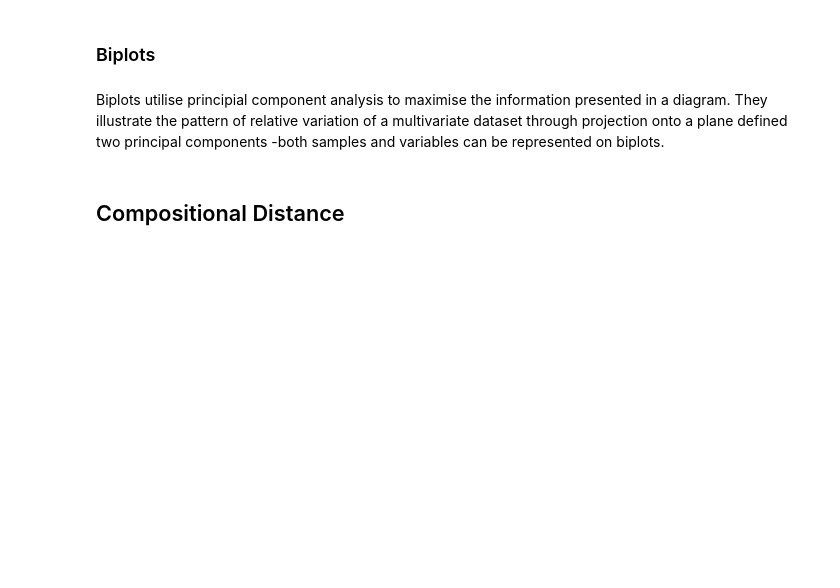
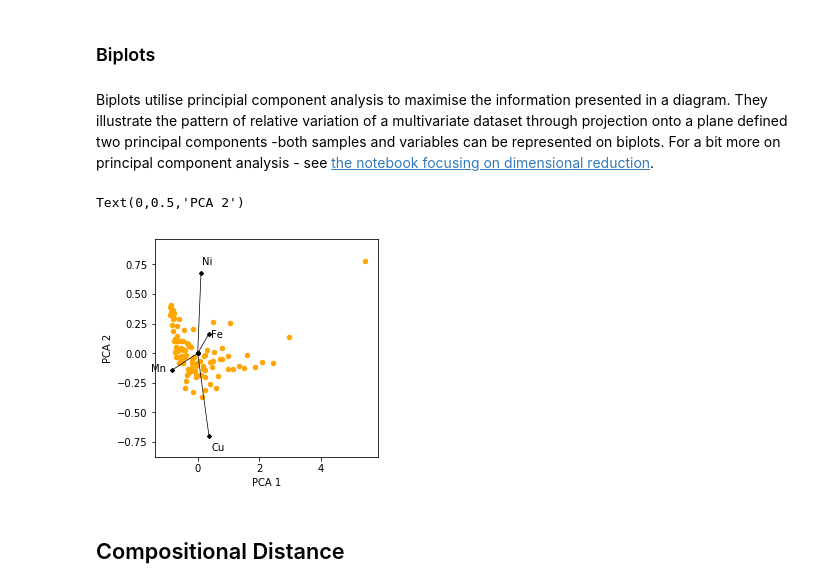
Before and after one commit to morganjwilliams/exploratory-geochemistry, a Jupyter notebook: 01_Compositional_Data.ipynb, the cells around one changed output. Drawn from its saved outputs; the diff is of its cells as text; code cells hidden in the pictures; blank space fills up the shorter version.

Commit message:
Update Notebooks, Add Biplots

```diff
--- a/01_Compositional_Data.ipynb
+++ b/01_Compositional_Data.ipynb
@@ -97,7 +101,66 @@ Ternary diagrams are a standard method of visualising compositional data in geol
 # %% [markdown]
 ### Biplots
 # %% [markdown]
-Biplots utilise principial component analysis to maximise the information presented in a diagram. They illustrate the pattern of relative variation of a multivariate dataset through projection onto a plane defined two principal components -both samples and variables can be represented on biplots.
+Biplots utilise principial component analysis to maximise the information presented in a diagram. They illustrate the pattern of relative variation of a multivariate dataset through projection onto a plane defined two principal components -both samples and variables can be represented on biplots. For a bit more on principal component analysis - see [the notebook focusing on dimensional reduction](04_Dimensional_Reduction.ipynb).
+# %%
+n = 100
+dat = pd.DataFrame({'Cu': 0.1 * (np.random.randn(n) * 1 + 5),
+                   'Mn': np.linspace(0.001, 2, n),
+                   'Fe': 0.98 ** np.linspace(0.001, 2, n),
+                   'Ni': np.exp(np.linspace(0.001, 1, n))
+                   })
+
+
+dat = dat.divide(dat.sum(axis=0)) # Closure
+clr = CLRTransform()
+tdat = clr.transform(dat)
+pca = PCA(n_components = tdat.shape[1])
+pca = pca.fit(tdat)
+# Transformed data component axes in PC space
+xvector = pca.components_[0]
+yvector = pca.components_[1]
+
+# PCA-transformed datapoints
+xs = pca.transform(tdat)[:, 0]
+ys = pca.transform(tdat)[:, 1]
+
+fig, ax = plt.subplots(1, figsize=(4,4))
+for i in range(len(xs)):
+    plt.scatter(xs[i], ys[i], color='orange', s=20)
+
+
+xmin, xmax = np.nan, np.nan
+ymin, ymax = np.nan, np.nan
+for i in range(len(xvector)):
+    x1, x2 = ax.get_xlim()
+    y1, y2 = ax.get_ylim()
+    xmin, xmax = np.nanmin([xmin, x1]), np.nanmax([xmax, x2])
+    ymin, ymax = np.nanmin([ymin, y1]), np.nanmax([ymax, y2])
+    diag = np.sqrt((x2-x1)**2 + (y2-y1)**2)
+    scale =  10**-1 * diag
+    ax.plot([0, xvector[i]],
+            [0, yvector[i]],
+            color='k',
+            linewidth=scale,
+            marker='D',
+            markersize=3,
+           )
+    ha = ['right', 'left'][xvector[i]>0]
+    va = ['bottom', 'top'][yvector[i]>0]
+    ax.text(xvector[i]*1.2, #*max(xs)
+            yvector[i]*1.2, #*max(ys)
+            list(dat.columns)[i],
+            color='k',
+            ha=ha,
+            va=va)
+
+ax.set_xlabel('PCA 1')
+ax.set_xlim((xmin-0.1, xmax+0.1))
+ax.set_ylim((ymin-0.1, ymax+0.1))
+ax.set_ylabel('PCA 2');
+# %% [output]
+Text(0,0.5,'PCA 2')
+[figure, added]
 # %% [markdown]
 ## Compositional Distance
 # %% [markdown]
```
Also changed, not shown: parts of 2 cells of this notebook, 1 other file.
